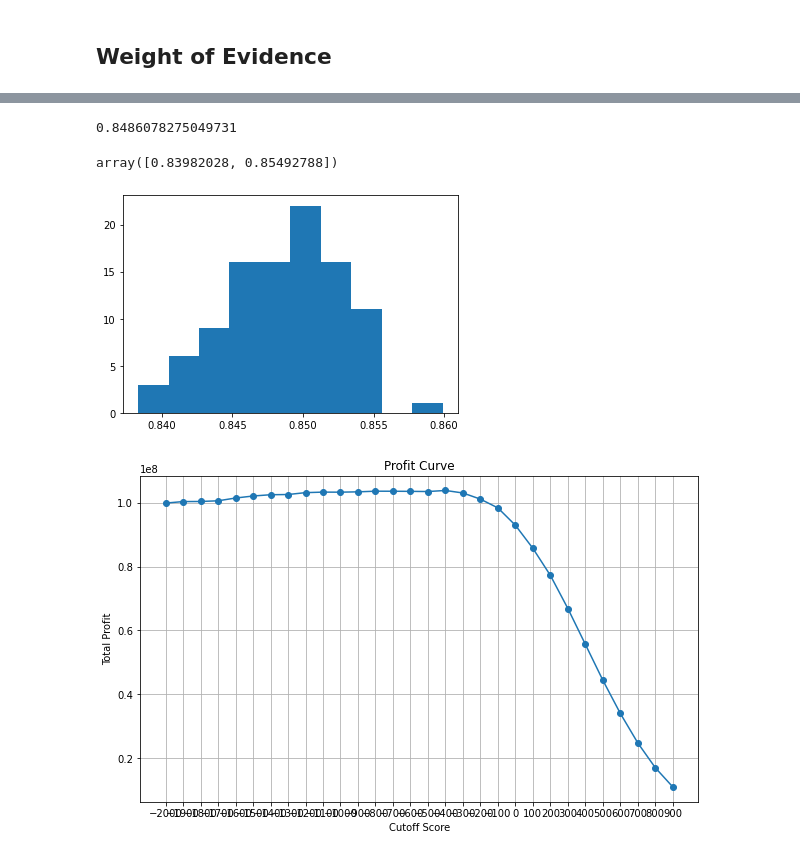
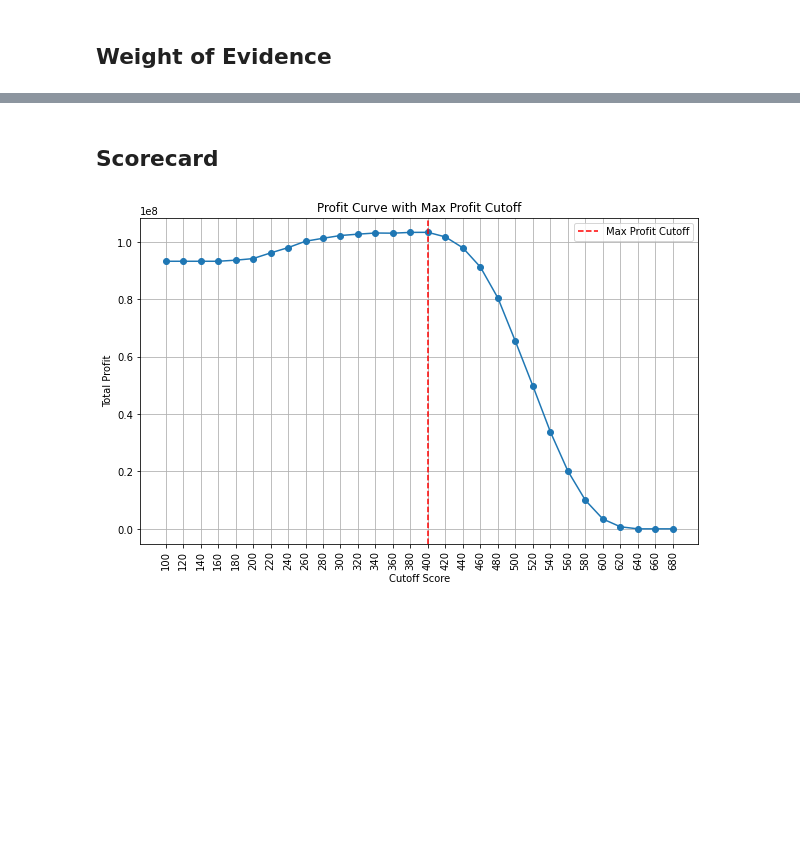
Before and after one commit to willseff/consumer-credit-risk, a Jupyter notebook: Banking Group Project 2.ipynb, the cells around one changed output, grey strips where cells are left out. Saved outputs shown, nothing was run; the diff lists cells and outputs as text; code cells hidden in the pictures; blank space fills up the shorter version.

```diff
--- a/Banking Group Project 2.ipynb
+++ b/Banking Group Project 2.ipynb
@@ -301,13 +328,5 @@ for i in np.arange(100):
-# %%
-plt.hist(auc_boot)
-
-print(np.mean(auc_boot))
-
-np.quantile(auc_boot, [0.025, 0.975])
-# %% [output]
-0.8486078275049731
-array([0.83982028, 0.85492788])
-[figure, removed]
+# %% [markdown]
+## Scorecard
 # %%
 # coefficients in scorecard
 def ab(points0=600, odds0=1/19, pdo=50):
@@ -348,15 +367,13 @@ def scorecard(bins, model, xcolumns, points0=600, odds0=1/19, pdo=50, basepoints
               [["variable", "bin", "points"]]
     return card
 # %%
-import importlib
-import scorecardpy as sc
-
+# scorecard
 model_sc = scorecard(bins_adj, # bins from the WoE
                            model,  # Trained logistic regression
                            X_train_model.columns, # The column names in the trained LR
                            points0=750, # Base points
                            odds0=0.02, # Base odds bads:goods
-                           pdo=100 # PDO
+                           pdo=50 # PDO
                            )
 
 train_score = sc.scorecard_ply(X_train, model_sc,
@@ -370,33 +393,39 @@ oot_score = sc.scorecard_ply(data_full_oot, model_sc,
 # %%
-cutoffs = range(-2000, 1000, 100)
+cutoffs = range(100, 700, 20)
 profits = []
 
 oot_with_score = data_full_oot.copy()
 oot_with_score['score'] = oot_score['score'].astype(int)
 
 for cut in cutoffs:
     approved = oot_with_score[oot_with_score['score'] >= cut]
 
     good = approved[approved['DEFAULT_NEXT_12'] == 0]
     bad = approved[approved['DEFAULT_NEXT_12'] == 1]
 
     # 收益来自好贷款
     income = 0.3 * good['CURRENT INTEREST RATE']/100 * good['CURRENT ACTUAL UPB']
 
     # 损失来自违约贷款
     loss = 0.4 * bad['CURRENT ACTUAL UPB']
 
     total_profit = income.sum() - loss.sum()
     profits.append(total_profit)
+
+# Plotting the profit curve
+plt.figure(figsize=(10, 6))
+plt.plot(cutoffs, profits, marker='o')
+plt.xlabel('Cutoff Score')
+plt.ylabel('Total Profit')
+plt.grid()
+plt.xticks(cutoffs)
+# vertical x labels
+plt.xticks(rotation=90)
+# make a vertical line at the maximum point
+max_index = np.argmax(profits)
+plt.axvline(x=cutoffs[max_index], color='r', linestyle='--', label='Max Profit Cutoff')
+plt.legend()
+plt.title('Profit Curve with Max Profit Cutoff')
+plt.show()
+# %% [output]
+[figure, added]
-# %%
-# Plotting the profit curve
-plt.figure(figsize=(10, 6))
-plt.plot(cutoffs, profits, marker='o')
-plt.title('Profit Curve')
-plt.xlabel('Cutoff Score')
-plt.ylabel('Total Profit')
-plt.grid()
-plt.xticks(cutoffs)
-plt.show()
-# %% [output]
-[figure, removed]
```
Also changed, not shown: parts of 21 cells of this notebook, 1 other file.
